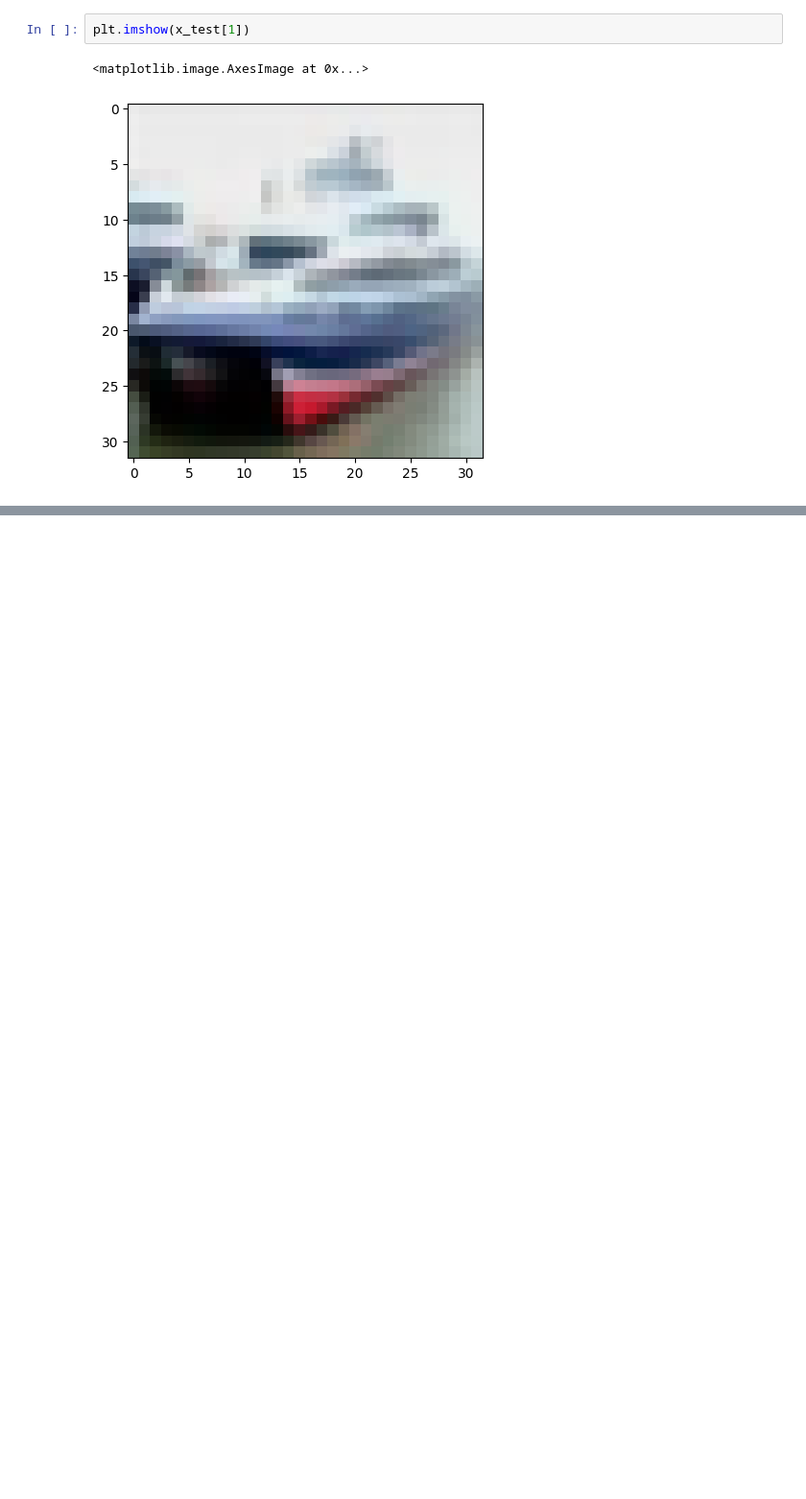
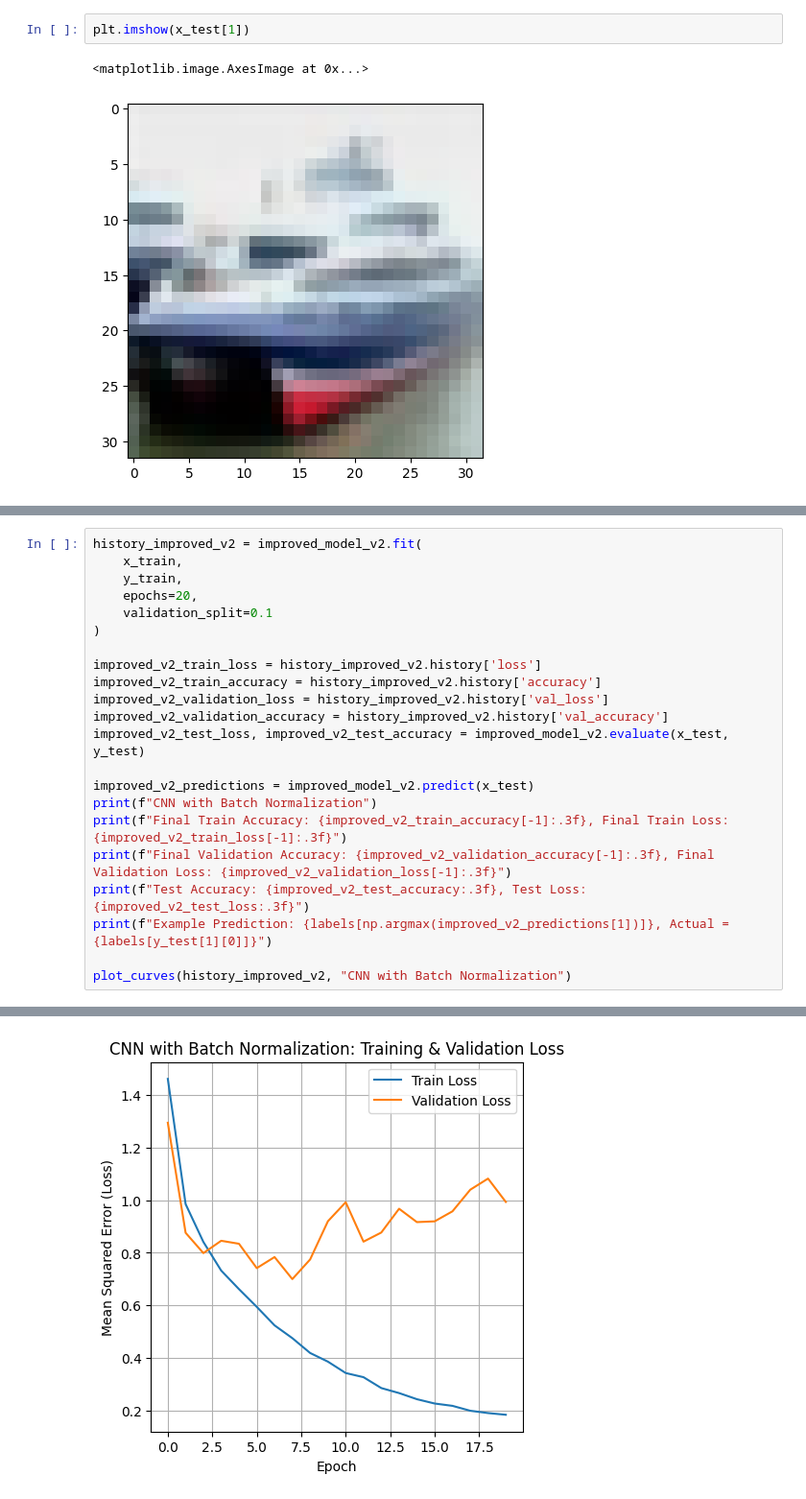
Before and after one commit to mjchav/COSC_4368_Group10, a Jupyter notebook: Group_10_Proj.ipynb, the cells around one changed output, grey strips where cells are left out. Shown at 96% size. Saved outputs shown, nothing was run; the diff lists cells and outputs as text; blank space fills up the shorter version.

Commit message:
Added one new model using Google Colab

```diff
--- a/Group_10_Proj.ipynb
+++ b/Group_10_Proj.ipynb
@@ -483,0 +542,23 @@ plot_curves(history_dropout_cnn, "CNN with Dropout")
+# %%
+history_improved_v2 = improved_model_v2.fit(
+    x_train,
+    y_train,
+    epochs=20,
+    validation_split=0.1
+)
+
+improved_v2_train_loss = history_improved_v2.history['loss']
+improved_v2_train_accuracy = history_improved_v2.history['accuracy']
+improved_v2_validation_loss = history_improved_v2.history['val_loss']
+improved_v2_validation_accuracy = history_improved_v2.history['val_accuracy']
+improved_v2_test_loss, improved_v2_test_accuracy = improved_model_v2.evaluate(x_test, y_test)
+
+improved_v2_predictions = improved_model_v2.predict(x_test)
+print(f"CNN with Batch Normalization")
+print(f"Final Train Accuracy: {improved_v2_train_accuracy[-1]:.3f}, Final Train Loss: {improved_v2_train_loss[-1]:.3f}")
+print(f"Final Validation Accuracy: {improved_v2_validation_accuracy[-1]:.3f}, Final Validation Loss: {improved_v2_validation_loss[-1]:.3f}")
+print(f"Test Accuracy: {improved_v2_test_accuracy:.3f}, Test Loss: {improved_v2_test_loss:.3f}")
+print(f"Example Prediction: {labels[np.argmax(improved_v2_predictions[1])]}, Actual = {labels[y_test[1][0]]}")
+
+plot_curves(history_improved_v2, "CNN with Batch Normalization")
+# %% [output]
@@ -483,0 +582 @@ plot_curves(history_dropout_cnn, "CNN with Dropout")
+[figure, added]
```
Also changed, not shown: parts of 21 cells of this notebook.
